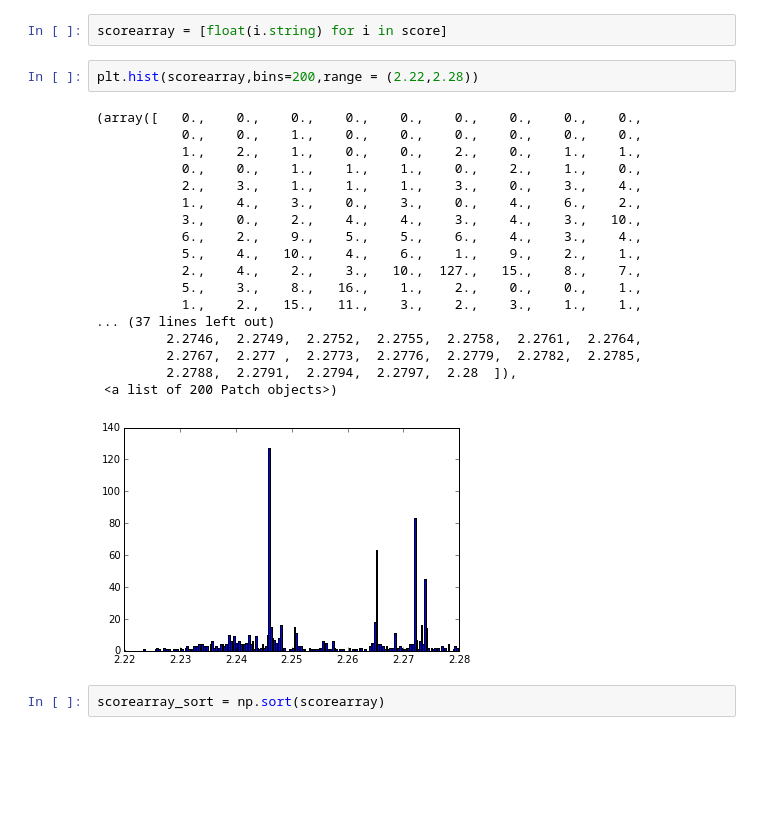
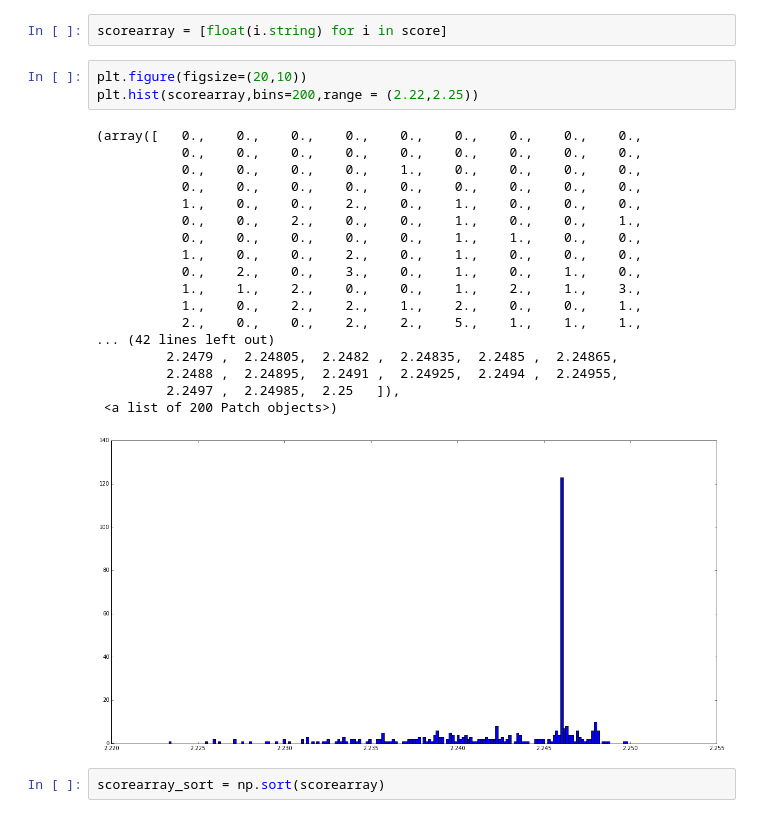
Before and after one commit to spidermanxyz98/talking_data, a Jupyter notebook: scaping score.ipynb, the cells around one changed output. Saved outputs shown, nothing was run; the diff lists cells and outputs as text; blank space fills up the shorter version.

```diff
--- a/scaping score.ipynb
+++ b/scaping score.ipynb
@@ -20,26 +20,27 @@ score = soup.find_all('abbr',attrs = {'class':'score'})
 # %%
 scorearray = [float(i.string) for i in score]
 # %%
-plt.hist(scorearray,bins=200,range = (2.22,2.28))
+plt.figure(figsize=(20,10))
+plt.hist(scorearray,bins=200,range = (2.22,2.25))
 # %% [output]
 (array([   0.,    0.,    0.,    0.,    0.,    0.,    0.,    0.,    0.,
-           0.,    0.,    1.,    0.,    0.,    0.,    0.,    0.,    0.,
-           1.,    2.,    1.,    0.,    0.,    2.,    0.,    1.,    1.,
-           0.,    0.,    1.,    1.,    1.,    0.,    2.,    1.,    0.,
-           2.,    3.,    1.,    1.,    1.,    3.,    0.,    3.,    4.,
-           1.,    4.,    3.,    0.,    3.,    0.,    4.,    6.,    2.,
-           3.,    0.,    2.,    4.,    4.,    3.,    4.,    3.,   10.,
-           6.,    2.,    9.,    5.,    5.,    6.,    4.,    3.,    4.,
-           5.,    4.,   10.,    4.,    6.,    1.,    9.,    2.,    1.,
-           2.,    4.,    2.,    3.,   10.,  127.,   15.,    8.,    7.,
-           5.,    3.,    8.,   16.,    1.,    2.,    0.,    0.,    1.,
-           1.,    2.,   15.,   11.,    3.,    2.,    3.,    1.,    1.,
-... (37 lines left out)
-         2.2746,  2.2749,  2.2752,  2.2755,  2.2758,  2.2761,  2.2764,
-         2.2767,  2.277 ,  2.2773,  2.2776,  2.2779,  2.2782,  2.2785,
-         2.2788,  2.2791,  2.2794,  2.2797,  2.28  ]),
+           0.,    0.,    0.,    0.,    0.,    0.,    0.,    0.,    0.,
+           0.,    0.,    0.,    0.,    1.,    0.,    0.,    0.,    0.,
+           0.,    0.,    0.,    0.,    0.,    0.,    0.,    0.,    0.,
+           1.,    0.,    0.,    2.,    0.,    1.,    0.,    0.,    0.,
+           0.,    0.,    2.,    0.,    0.,    1.,    0.,    0.,    1.,
+           0.,    0.,    0.,    0.,    0.,    1.,    1.,    0.,    0.,
+           1.,    0.,    0.,    2.,    0.,    1.,    0.,    0.,    0.,
+           0.,    2.,    0.,    3.,    0.,    1.,    0.,    1.,    0.,
+           1.,    1.,    2.,    0.,    0.,    1.,    2.,    1.,    3.,
+           1.,    0.,    2.,    2.,    1.,    2.,    0.,    0.,    1.,
+           2.,    0.,    0.,    2.,    2.,    5.,    1.,    1.,    1.,
+... (42 lines left out)
+         2.2479 ,  2.24805,  2.2482 ,  2.24835,  2.2485 ,  2.24865,
+         2.2488 ,  2.24895,  2.2491 ,  2.24925,  2.2494 ,  2.24955,
+         2.2497 ,  2.24985,  2.25   ]),
  <a list of 200 Patch objects>)
-[figure, old version]
+[figure, new version]
 # %%
 scorearray_sort = np.sort(scorearray)
 # %%
```
Also changed, not shown: 1 other file.
